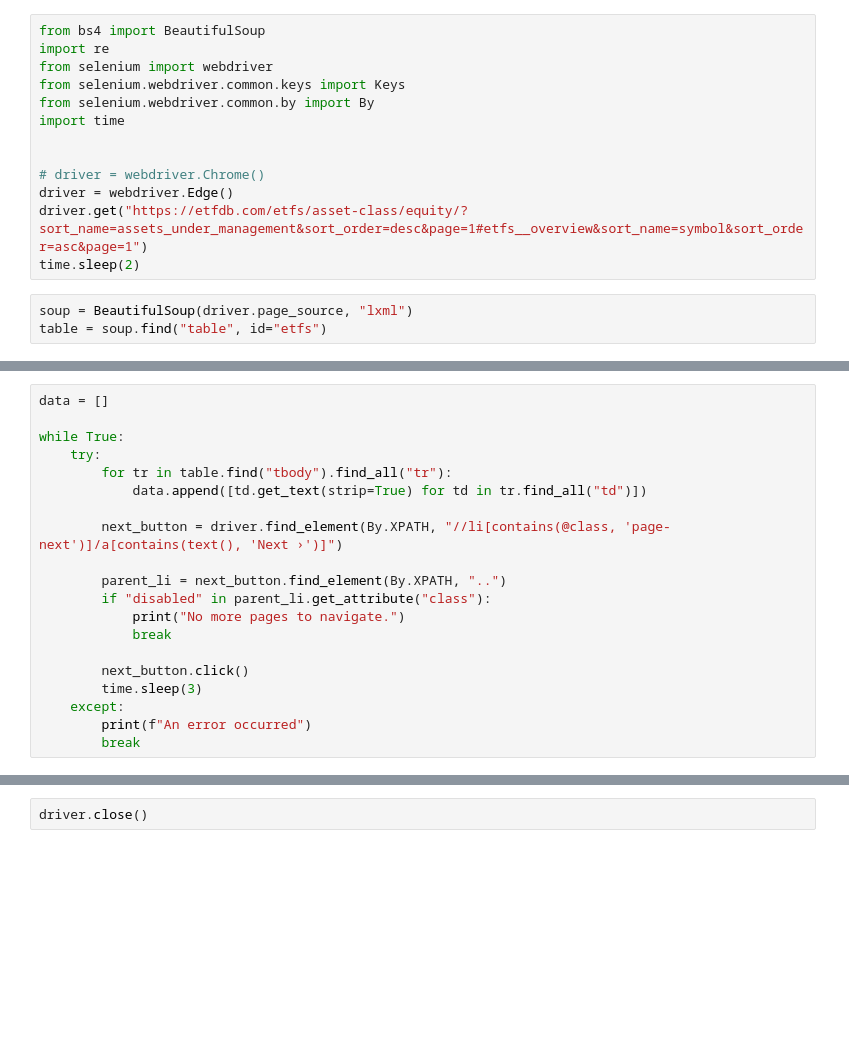
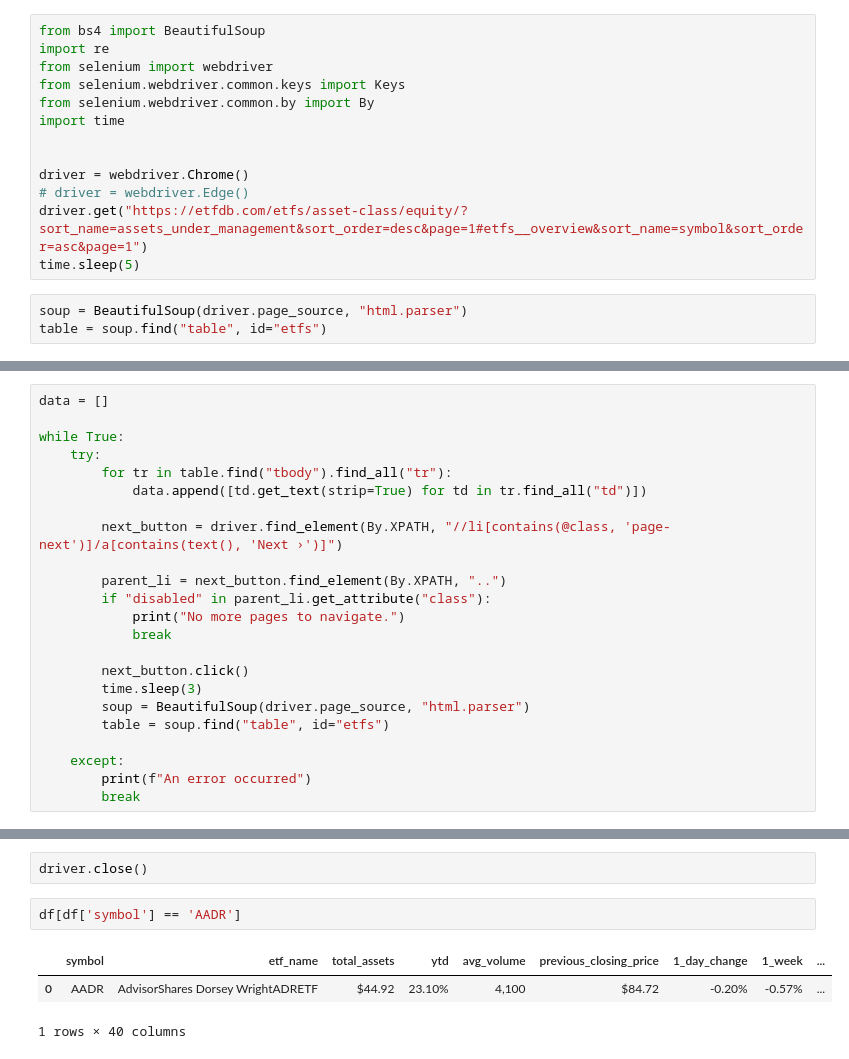
Before and after one commit to ming-berkeley/etf_repo, a Jupyter notebook: etf_info_scrap.ipynb, the cells around one changed output, grey strips where cells are left out. Cells and saved outputs as stored; diff of their text form; blank space fills up the shorter version.

```diff
--- a/etf_info_scrap.ipynb
+++ b/etf_info_scrap.ipynb
@@ -7,12 +7,12 @@ from selenium.webdriver.common.by import By
 import time
 
 
-# driver = webdriver.Chrome()
-driver = webdriver.Edge()
+driver = webdriver.Chrome()
+# driver = webdriver.Edge()
 driver.get("https://etfdb.com/etfs/asset-class/equity/?sort_name=assets_under_management&sort_order=desc&page=1#etfs__overview&sort_name=symbol&sort_order=asc&page=1")
-time.sleep(2)
+time.sleep(5)
 # %%
-soup = BeautifulSoup(driver.page_source, "lxml")
+soup = BeautifulSoup(driver.page_source, "html.parser")
 table = soup.find("table", id="etfs")
 # %%
 def normalize_header(title: str) -> str:
@@ -66,6 +66,9 @@ while True:
 
         next_button.click()
         time.sleep(3)
+        soup = BeautifulSoup(driver.page_source, "html.parser")
+        table = soup.find("table", id="etfs")
+
     except:
         print(f"An error occurred")
         break
@@ -141,3 +144,9 @@ df.head(5)
 df.to_parquet("etf_info.parquet", index=False)
 # %%
 driver.close()
+# %%
+df[df['symbol'] == 'AADR']
+# %% [output]
+|  | symbol | etf_name | total_assets | ytd | avg_volume | previous_closing_price | 1_day_change | 1_week | ... |
+| 0 | AADR | AdvisorShares Dorsey WrightADRETF | $44.92 | 23.10% | 4,100 | $84.72 | -0.20% | -0.57% | ... |
+1 rows × 40 columns
```
Also changed, not shown: parts of 1 cell of this notebook, 3 other files.
